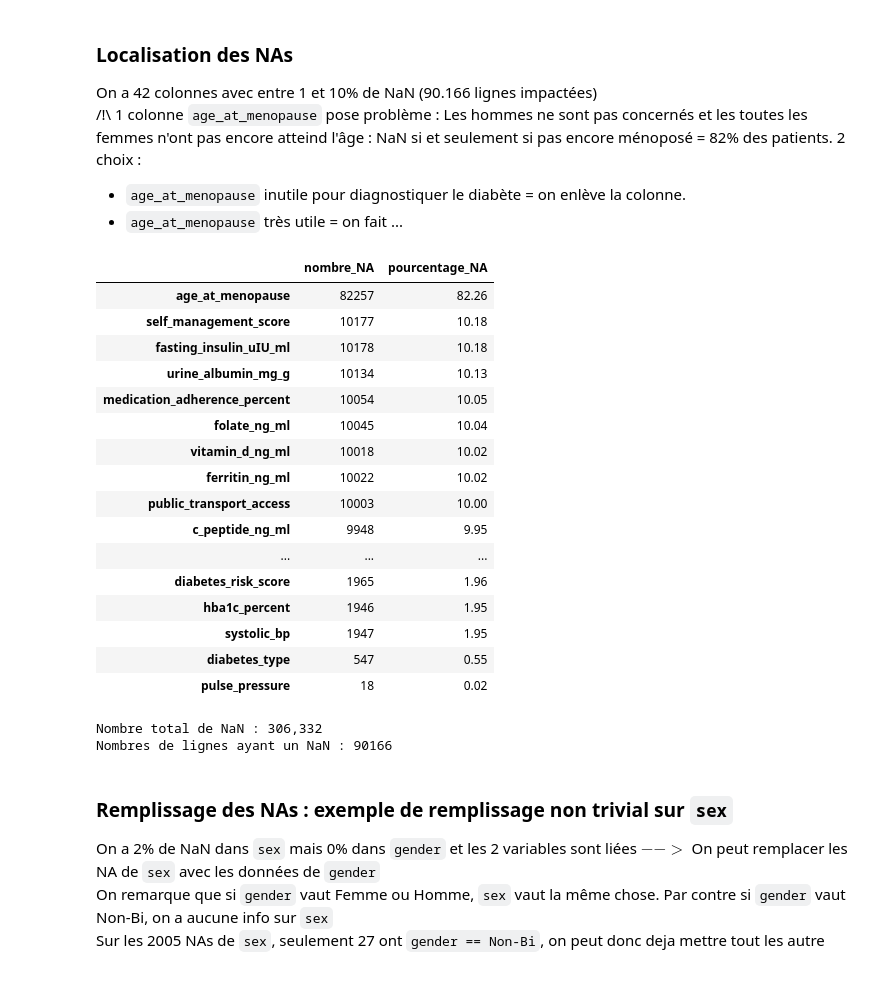
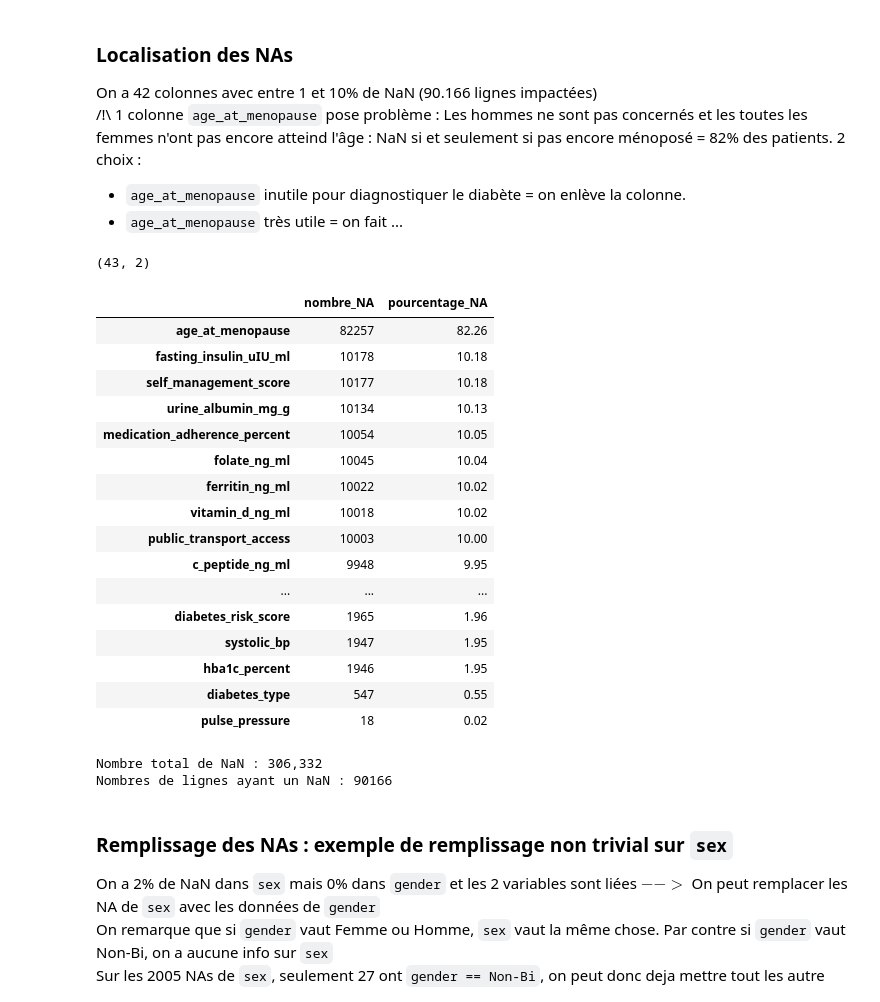
Before and after one commit to tbessadet/Cours-Python, a Jupyter notebook: ML_2A_vguigue/Kaggle/kaggle.ipynb, the cells around one changed output. Cells and saved outputs as stored; diff of their text form; code cells hidden in the pictures.

```diff
--- a/ML_2A_vguigue/Kaggle/kaggle.ipynb
+++ b/ML_2A_vguigue/Kaggle/kaggle.ipynb
@@ -125,34 +122,35 @@ On a 42 colonnes avec entre 1 et 10% de NaN (90.166 lignes impactées)
 # %%
 stats_na = pd.DataFrame({"nombre_NA": diabete.isna().sum(),
                         "pourcentage_NA": diabete.isna().mean().mul(100).round(2)})
 stats_na = stats_na[stats_na["nombre_NA"] > 0]
 stats_na = stats_na.sort_values(by = 'pourcentage_NA', ascending=False)
-display(stats_na)
+display(stats_na.shape, stats_na)
 print(f"Nombre total de NaN : {stats_na['nombre_NA'].sum():,}")
 
 diabete_sans_menopause = diabete.drop(columns=["age_at_menopause"])
 nombre_lignes_avec_na = diabete_sans_menopause.isna().any(axis=1).sum()
 print("Nombres de lignes ayant un NaN :", nombre_lignes_avec_na)
 # %% [output]
+(43, 2)
 |  | nombre_NA | pourcentage_NA |
 | age_at_menopause | 82257 | 82.26 |
+| fasting_insulin_uIU_ml | 10178 | 10.18 |
 | self_management_score | 10177 | 10.18 |
-| fasting_insulin_uIU_ml | 10178 | 10.18 |
 | urine_albumin_mg_g | 10134 | 10.13 |
 | medication_adherence_percent | 10054 | 10.05 |
 | folate_ng_ml | 10045 | 10.04 |
+| ferritin_ng_ml | 10022 | 10.02 |
 | vitamin_d_ng_ml | 10018 | 10.02 |
-| ferritin_ng_ml | 10022 | 10.02 |
 | public_transport_access | 10003 | 10.00 |
 | c_peptide_ng_ml | 9948 | 9.95 |
 | ... | ... | ... |
 | diabetes_risk_score | 1965 | 1.96 |
+| systolic_bp | 1947 | 1.95 |
 | hba1c_percent | 1946 | 1.95 |
-| systolic_bp | 1947 | 1.95 |
 | diabetes_type | 547 | 0.55 |
 | pulse_pressure | 18 | 0.02 |
-Nombre total de NaN : 306,332
-Nombres de lignes ayant un NaN : 90166
+Nombre total de NaN : 306,332
+Nombres de lignes ayant un NaN : 90166
 # %% [markdown]
 ### **Remplissage des NAs : exemple de remplissage non trivial sur `sex`**
 On a 2% de NaN dans `sex` mais 0% dans `gender` et les 2 variables sont liées $-->$ On peut remplacer les NA de `sex` avec les données de `gender`
```
Also changed, not shown: parts of 52 cells of this notebook, 52 other files.
